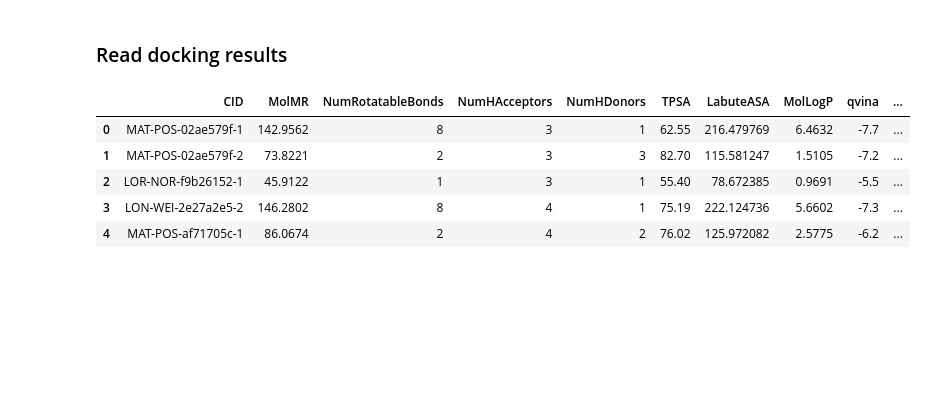
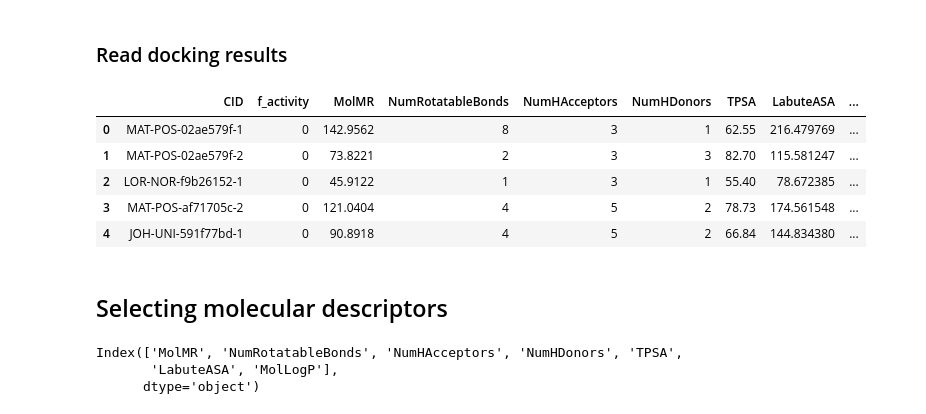
Before and after one commit to caiocrocha/SarsCov2Classifier, a Jupyter notebook: ML.ipynb, the cells around one changed output. Cells and saved outputs as stored; diff of their text form; code cells hidden in the pictures; blank space fills up the shorter version.

```diff
--- a/ML.ipynb
+++ b/ML.ipynb
@@ -116,0 +74,10 @@ Name: f_avg_pIC50, Length: 318, dtype: float64
+# %%
+# Remove activators (inhibition < 0)
+activity.dropna(subset=['f_inhibition_at_50_uM'], inplace=True)
+activity = activity.query('f_inhibition_at_50_uM > 0 and f_inhibition_at_50_uM < 100')
+
+# Label actives and inactives in relation to the fluorescence assay
+activity['f_activity'] = activity['f_inhibition_at_50_uM'] > 50
+activity['f_activity'] = activity['f_activity'].astype(int) # 1 for active, 0 for inactive
+
+sns.histplot(x=activity['f_inhibition_at_50_uM'])
@@ -189,51 +158,62 @@ Draw.MolsToGridImage(coordinates[:8],
 qvina         = pd.read_csv('qvina.csv')
 qvina.columns = ['CID','pose','qvina']
 
 # Read QVina rescored with RF-Score
 rfscore_qvina         = pd.read_csv('rfscore_qvina.csv')
 rfscore_qvina.columns = ['CID','pose','rfscore_qvina']
 
 # Top QVina poses
 top_qvina  = pd.merge(qvina.query('pose == 1'), rfscore_qvina.query('pose == 1'))
 top_qvina.drop('pose', axis=1, inplace=True)
 
 # Read PLANTS results
 plants         = pd.read_csv('plants.csv')
 plants.columns = ['CID','pose','plants']
 
 # Read PLANTS rescored with RF-Score
 rfscore_plants         = pd.read_csv('rfscore_plants.csv', header=None)
 rfscore_plants.columns = ['rfscore_plants','CID']
 rfscore_plants         = rfscore_plants[['CID','rfscore_plants']]
 rfscore_plants[['CID','pose']] = rfscore_plants['CID'].str.split('_', expand=True)
 rfscore_plants['pose']         = rfscore_plants['pose'].astype('int')
 
 # Top PLANTS poses
 top_plants = pd.merge(plants.query('pose == 1'), rfscore_plants.query('pose == 1'))
 top_plants.drop('pose', axis=1, inplace=True)
 
-# Merge top scores and experimental data
-tmp = pd.merge(top_qvina, top_plants)
-top = pd.merge(tmp, activity[['CID','r_inhibition_at_50_uM','f_inhibition_at_50_uM']])
+# Merge top scores
+top = pd.merge(top_qvina, top_plants)
+
+# Input data for the models
+tmp = pd.merge(descriptors, top)
+data = pd.merge(activity[['CID','f_activity']], tmp)
 del tmp
 
-# Merge descriptors to "top"
-data = pd.merge(descriptors, top)
-
-# Label actives and inactives in relation to "RapidFire"
-data['r_active'] = data['r_inhibition_at_50_uM'] > 50
-data['r_active'] = data['r_active'].astype(int) # 1 for active, 0 for inactive
-
-# Label actives and inactives in relation to the fluorescence assay
-data['f_active'] = data['f_inhibition_at_50_uM'] > 50
-data['f_active'] = data['f_active'].astype(int) # 1 for active, 0 for inactive
-
-data.to_csv('data.csv')
 data.head()
 # %% [output]
-|  | CID | MolMR | NumRotatableBonds | NumHAcceptors | NumHDonors | TPSA | LabuteASA | MolLogP | qvina | ... |
-| 0 | MAT-POS-02ae579f-1 | 142.9562 | 8 | 3 | 1 | 62.55 | 216.479769 | 6.4632 | -7.7 | ... |
-| 1 | MAT-POS-02ae579f-2 | 73.8221 | 2 | 3 | 3 | 82.70 | 115.581247 | 1.5105 | -7.2 | ... |
-| 2 | LOR-NOR-f9b26152-1 | 45.9122 | 1 | 3 | 1 | 55.40 | 78.672385 | 0.9691 | -5.5 | ... |
-| 3 | LON-WEI-2e27a2e5-2 | 146.2802 | 8 | 4 | 1 | 75.19 | 222.124736 | 5.6602 | -7.3 | ... |
-| 4 | MAT-POS-af71705c-1 | 86.0674 | 2 | 4 | 2 | 76.02 | 125.972082 | 2.5775 | -6.2 | ... |
+|  | CID | f_activity | MolMR | NumRotatableBonds | NumHAcceptors | NumHDonors | TPSA | LabuteASA | ... |
+| 0 | MAT-POS-02ae579f-1 | 0 | 142.9562 | 8 | 3 | 1 | 62.55 | 216.479769 | ... |
+| 1 | MAT-POS-02ae579f-2 | 0 | 73.8221 | 2 | 3 | 3 | 82.70 | 115.581247 | ... |
+| 2 | LOR-NOR-f9b26152-1 | 0 | 45.9122 | 1 | 3 | 1 | 55.40 | 78.672385 | ... |
+| 3 | MAT-POS-af71705c-2 | 0 | 121.0404 | 4 | 5 | 2 | 78.73 | 174.561548 | ... |
+| 4 | JOH-UNI-591f77bd-1 | 0 | 90.8918 | 4 | 5 | 2 | 66.84 | 144.834380 | ... |
+# %% [markdown]
+<a id='selecting'></a>
+## Selecting molecular descriptors
+# %%
+from sklearn.feature_selection import VarianceThreshold
+
+y = data['f_activity']
+X = data[descriptors_list]
+
+var = VarianceThreshold(threshold=0.3)
+var = var.fit(X, y)
+
+# Select features with a high variance
+cols = var.get_support(indices=True)
+selected = X.columns[cols]
+selected
+# %% [output]
+Index(['MolMR', 'NumRotatableBonds', 'NumHAcceptors', 'NumHDonors', 'TPSA',
+       'LabuteASA', 'MolLogP'],
+      dtype='object')
```
Also changed, not shown: parts of 30 cells of this notebook, 7 other files.
